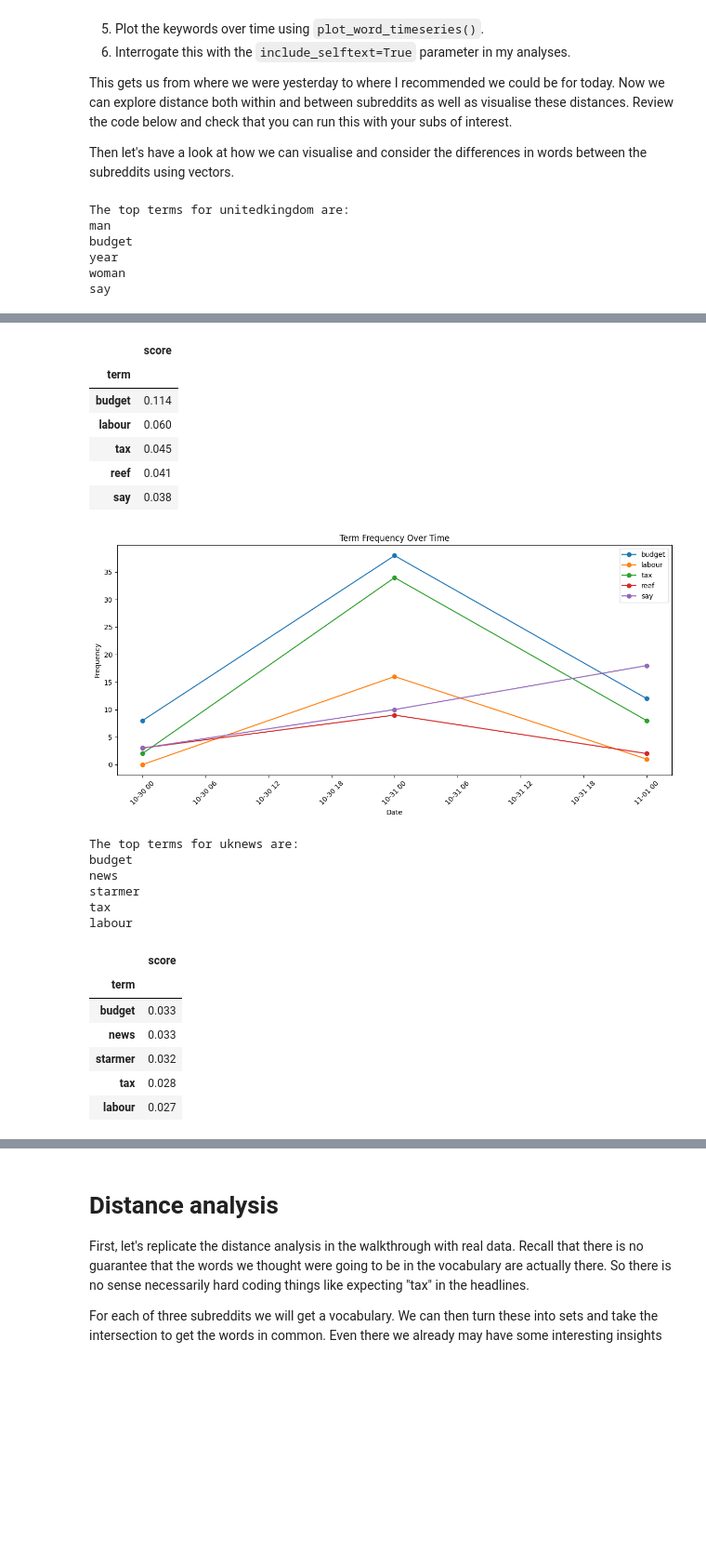
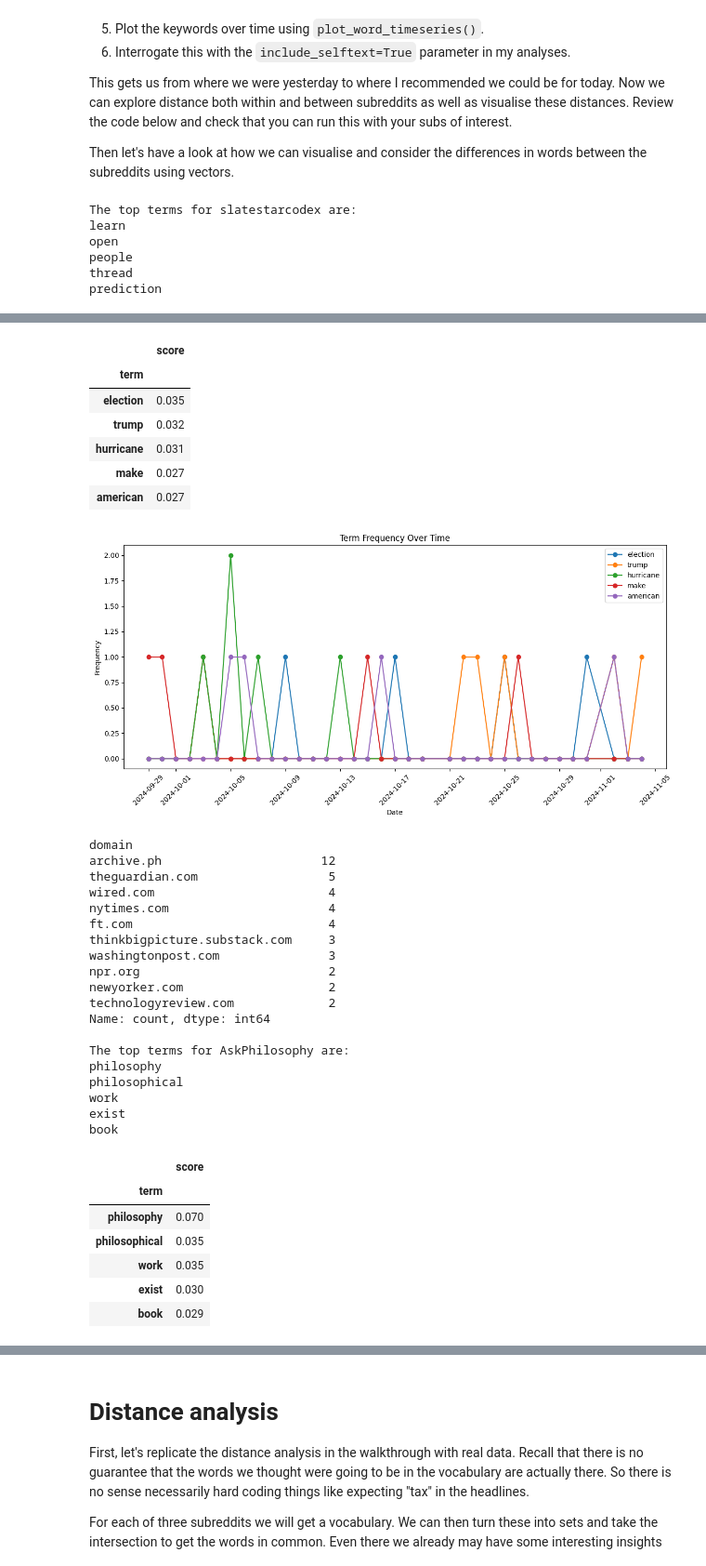
Before and after one commit to priyansha-b/pri-oii-fsds-textanalysis, a Jupyter notebook: week3day3_lab.ipynb, the cells around one changed output, grey strips where cells are left out. Shown at 93% size. Cells and saved outputs as stored; diff of their text form; code cells hidden in the pictures; blank space fills up the shorter version.

```diff
--- a/week3day3_lab.ipynb
+++ b/week3day3_lab.ipynb
@@ -48,11 +48,23 @@ from utils.analysis import *
 
 scraper = RedditScraper(USER_AGENT)
 
-subs_of_interest = ['unitedkingdom', 'ukpolitics', 'uknews', 'london']
+subs_of_interest = ['slatestarcodex', 'TrueReddit', 'AskPhilosophy', 'EffectiveAltruism']
 
 for sub in subs_of_interest:
     posts = scraper.get_subreddit_posts(sub, limit=100, cache=True)
-    posts_df = create_posts_dataframe(posts)
+
+    # print 'url' from first 5 posts
+    # print("The first 5 posts from", sub, "are:")
+    # for post in posts[:5]:
+    #    print(post['url'])
+
+    posts_df = create_posts_dataframe(posts) # this function stops the url from working
+
+    # print the url column for the first 5 rows of posts_df
+    # pd.set_option('display.max_colwidth', None)
+    # print("\nThe first 5 posts from", sub, "are:")
+    # print(posts_df['url'].head(5))
+    # pd.reset_option('display.max_colwidth') # now it works.
 
     tfidf_results = tfidf_analyze_subreddit(posts)
     tf_idf_scores = get_mean_tfidf(
@@ -67,12 +79,17 @@ for sub in subs_of_interest:
 
     fig, ax = plot_word_timeseries(posts_df, top_terms)
     plt.show()
+
+    # return value counts for domains in posts_df
+    print(posts_df['domain'].value_counts().head(10))
+
+    print()
 # %% [output]
-The top terms for unitedkingdom are:
-man
-budget
-year
-woman
-say
+The top terms for slatestarcodex are:
+learn
+open
+people
+thread
+prediction
 |  | score |
 | term |  |
@@ -91,21 +121,34 @@ say
 |  | score |
 | term |  |
-| budget | 0.114 |
-| labour | 0.060 |
-| tax | 0.045 |
-| reef | 0.041 |
-| say | 0.038 |
+| election | 0.035 |
+| trump | 0.032 |
+| hurricane | 0.031 |
+| make | 0.027 |
+| american | 0.027 |
-[figure, old version]
+[figure, new version]
-The top terms for uknews are:
-budget
-news
-starmer
-tax
-labour
+domain
+archive.ph                      12
+theguardian.com                  5
+wired.com                        4
+nytimes.com                      4
+ft.com                           4
+thinkbigpicture.substack.com     3
+washingtonpost.com               3
+npr.org                          2
+newyorker.com                    2
+technologyreview.com             2
+Name: count, dtype: int64
+
+The top terms for AskPhilosophy are:
+philosophy
+philosophical
+work
+exist
+book
 |  | score |
 | term |  |
-| budget | 0.033 |
-| news | 0.033 |
-| starmer | 0.032 |
-| tax | 0.028 |
-| labour | 0.027 |
+| philosophy | 0.070 |
+| philosophical | 0.035 |
+| work | 0.035 |
+| exist | 0.030 |
+| book | 0.029 |
```
Also changed, not shown: parts of 16 cells of this notebook, 4 other files.
